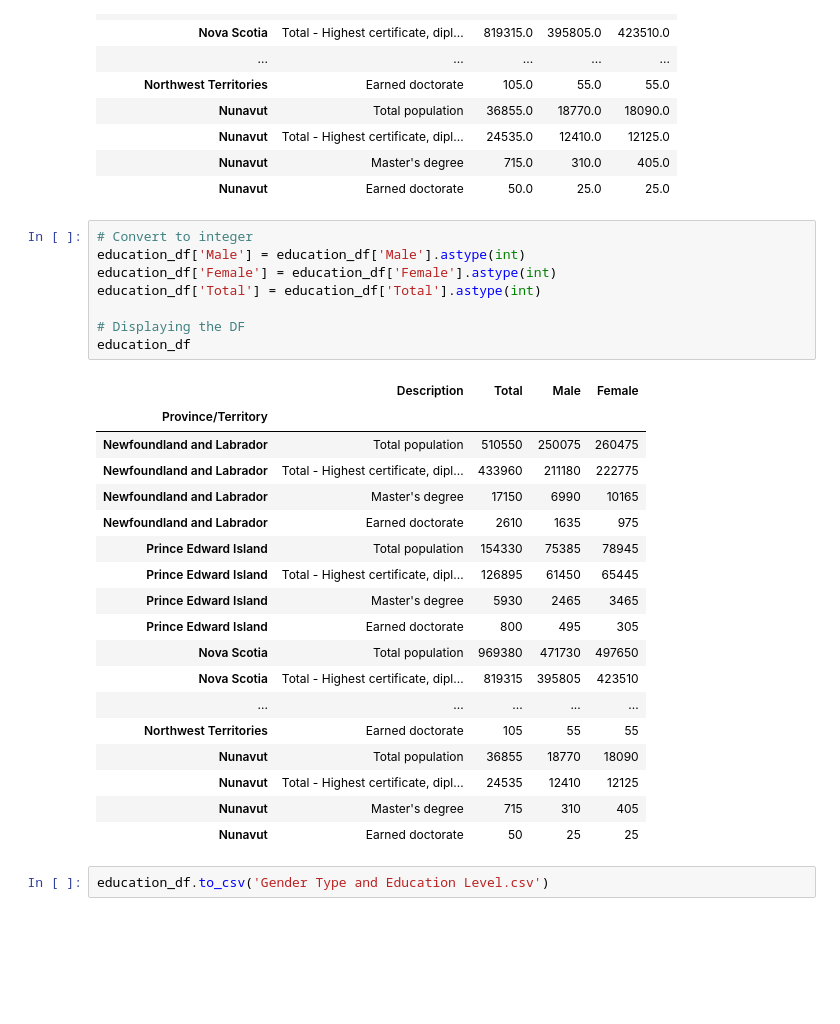
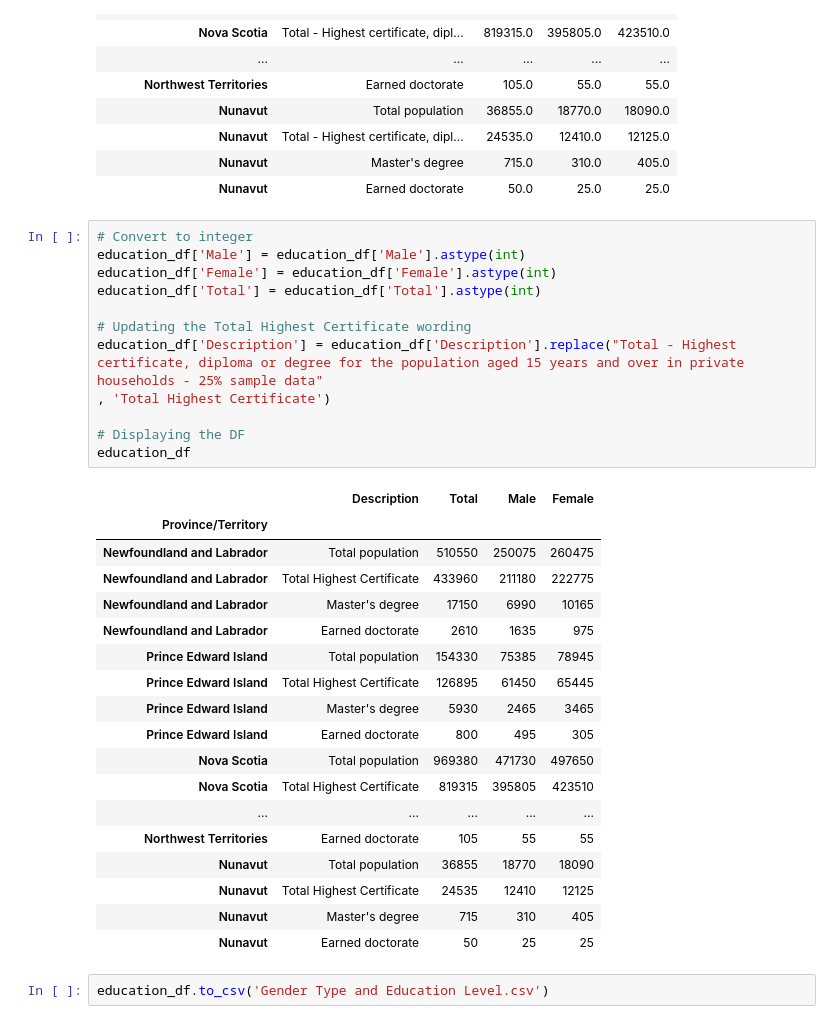
Before and after one commit to BehnooshNasri/project_one, a Jupyter notebook: gender and grad school/Gender Data Cleaning.ipynb, the cells around one changed output. Saved outputs shown, nothing was run; the diff lists cells and outputs as text; blank space fills up the shorter version.

Commit message:
description cleanup

```diff
--- a/gender and grad school/Gender Data Cleaning.ipynb
+++ b/gender and grad school/Gender Data Cleaning.ipynb
@@ -124,28 +124,32 @@ education_df
 # %%
 # Convert to integer
 education_df['Male'] = education_df['Male'].astype(int)
 education_df['Female'] = education_df['Female'].astype(int)
 education_df['Total'] = education_df['Total'].astype(int)
 
+# Updating the Total Highest Certificate wording
+education_df['Description'] = education_df['Description'].replace("Total - Highest certificate, diploma or degree for the population aged 15 years and over in private households - 25% sample data"
+, 'Total Highest Certificate')
+
 # Displaying the DF
 education_df
 # %% [output]
 |  | Description | Total | Male | Female |
 | Province/Territory |  |  |  |  |
 | Newfoundland and Labrador | Total population | 510550 | 250075 | 260475 |
-| Newfoundland and Labrador | Total - Highest certificate, dipl... | 433960 | 211180 | 222775 |
+| Newfoundland and Labrador | Total Highest Certificate | 433960 | 211180 | 222775 |
 | Newfoundland and Labrador | Master's degree | 17150 | 6990 | 10165 |
 | Newfoundland and Labrador | Earned doctorate | 2610 | 1635 | 975 |
 | Prince Edward Island | Total population | 154330 | 75385 | 78945 |
-| Prince Edward Island | Total - Highest certificate, dipl... | 126895 | 61450 | 65445 |
+| Prince Edward Island | Total Highest Certificate | 126895 | 61450 | 65445 |
 | Prince Edward Island | Master's degree | 5930 | 2465 | 3465 |
 | Prince Edward Island | Earned doctorate | 800 | 495 | 305 |
 | Nova Scotia | Total population | 969380 | 471730 | 497650 |
-| Nova Scotia | Total - Highest certificate, dipl... | 819315 | 395805 | 423510 |
+| Nova Scotia | Total Highest Certificate | 819315 | 395805 | 423510 |
 | ... | ... | ... | ... | ... |
 | Northwest Territories | Earned doctorate | 105 | 55 | 55 |
 | Nunavut | Total population | 36855 | 18770 | 18090 |
-| Nunavut | Total - Highest certificate, dipl... | 24535 | 12410 | 12125 |
+| Nunavut | Total Highest Certificate | 24535 | 12410 | 12125 |
 | Nunavut | Master's degree | 715 | 310 | 405 |
 | Nunavut | Earned doctorate | 50 | 25 | 25 |
 # %%
```
